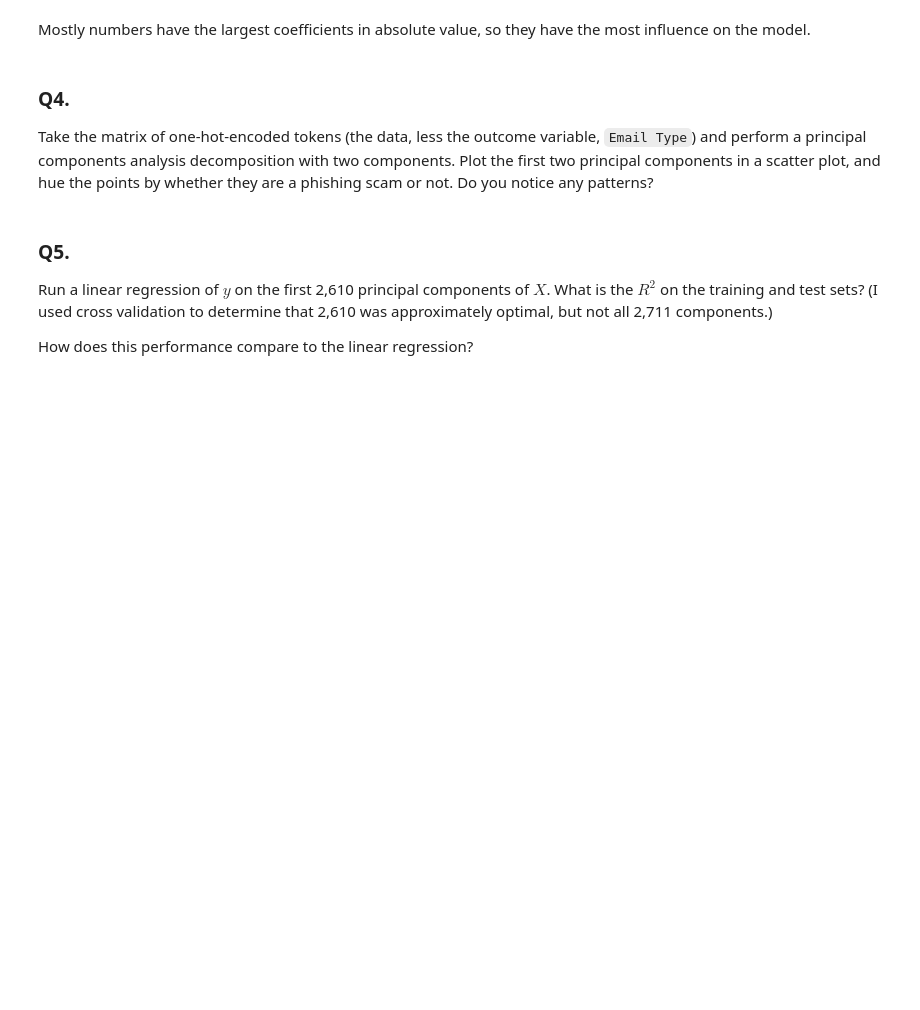
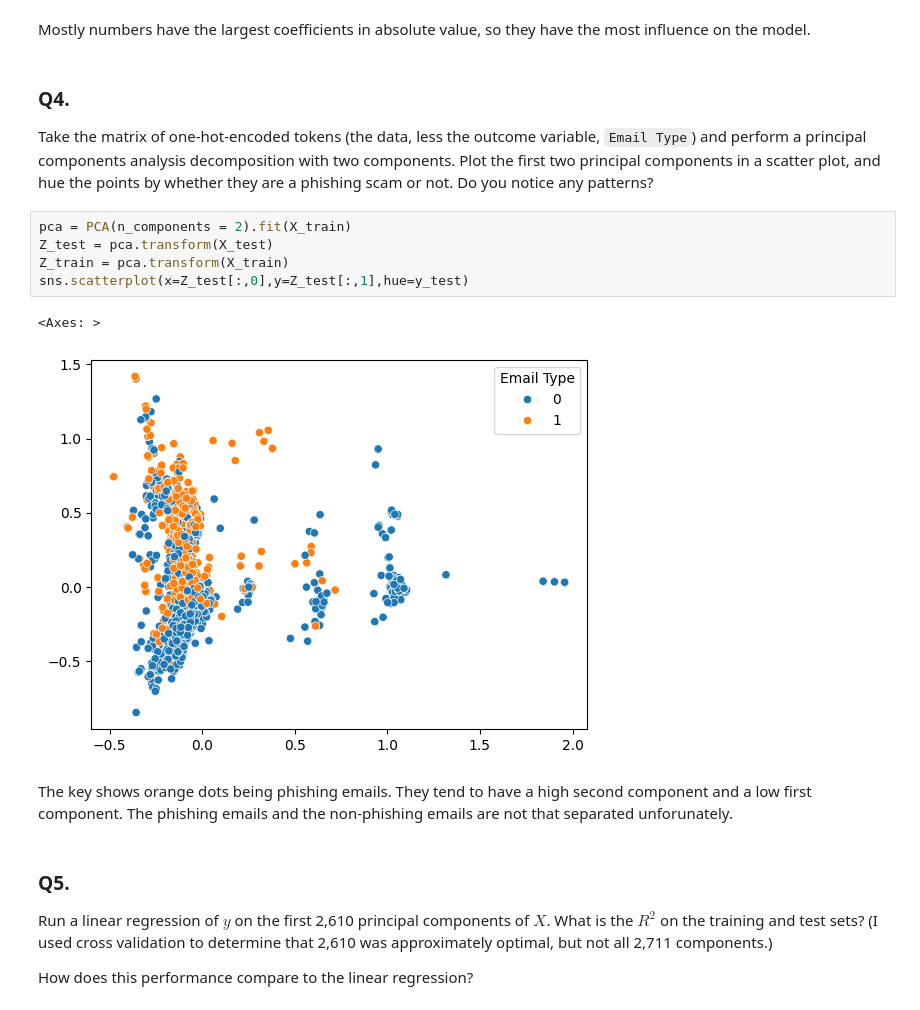
Before and after one commit to eyv7jz/PCA, a Jupyter notebook: 05_PCA/assignment.ipynb, the cells around one changed output. Saved outputs shown, nothing was run; the diff lists cells and outputs as text; blank space fills up the shorter version.

```diff
--- a/05_PCA/assignment.ipynb
+++ b/05_PCA/assignment.ipynb
@@ -160,6 +160,16 @@ Mostly numbers have the largest coefficients in absolute value, so they have the
 ### Q4.
 
 Take the matrix of one-hot-encoded tokens (the data, less the outcome variable, `Email Type`) and perform a principal components analysis decomposition with two components. Plot the first two principal components in a scatter plot, and hue the points by whether they are a phishing scam or not. Do you notice any patterns?
+# %%
+pca = PCA(n_components = 2).fit(X_train)
+Z_test = pca.transform(X_test)
+Z_train = pca.transform(X_train)
+sns.scatterplot(x=Z_test[:,0],y=Z_test[:,1],hue=y_test)
+# %% [output]
+<Axes: >
+[figure, added]
+# %% [markdown]
+The key shows orange dots being phishing emails. They tend to have a high second component and a low first component. The phishing emails and the non-phishing emails are not that separated unforunately.
 # %% [markdown]
 ### Q5.
 
```
